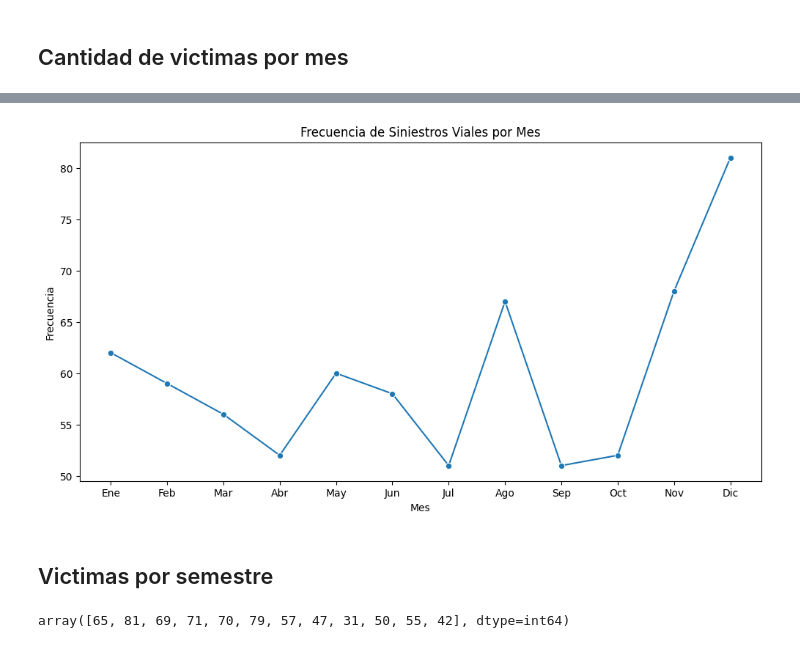
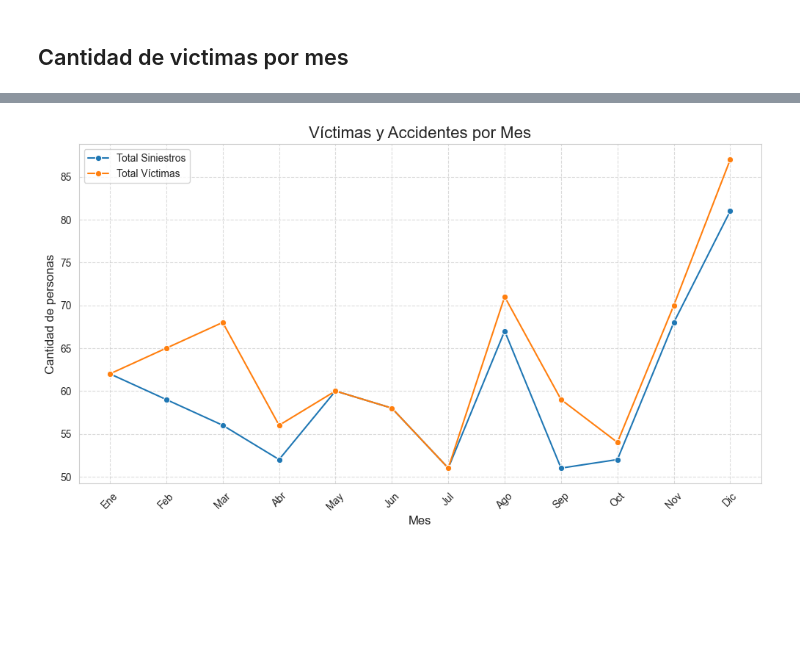
Before and after one commit to dalejandroramirez/siniestros_viales_PI_2, a Jupyter notebook: eda/eda.ipynb, the cells around one changed output, grey strips where cells are left out. Cells and saved outputs as stored; diff of their text form; code cells hidden in the pictures; blank space fills up the shorter version.

```diff
--- a/eda/eda.ipynb
+++ b/eda/eda.ipynb
@@ -48,3 +48,12 @@ Index(['id_hechos', 'n_victimas', 'fecha_x', 'anho_x', 'mes_x', 'dia_x',
        'fecha_fallecimiento', 'misma_fecha_accidente', 'rango_etario',
        'semestre'],
       dtype='object')
+# %%
+columnas = ['id_hechos', 'n_victimas', 'fecha_x', 'anho_x', 'mes_x', 'dia_x',
+       'hora', 'franja_horaria', 'lugar_del_hecho', 'tipo_de_calle', 'calle',
+       'direccion_normalizada', 'comuna', 'longitud', 'latitud',
+       'participantes', 'victimas_x', 'acusado', 'Cruce_boolean', 'rol', 'sexo', 'edad',
+       'fecha_fallecimiento', 'misma_fecha_accidente', 'rango_etario',
+       'semestre']
+# %%
+data = data[columnas]
@@ -135,21 +182,22 @@ dtype: int64
 # %%
-# Crear el gráfico de línea
 plt.figure(figsize=(12, 6))
-sns.lineplot( data.groupby('mes_x').size(), marker='o')
+sns.set_style("whitegrid")
+
+
+sns.lineplot(data.groupby('mes_x').size() , marker='o', label='Total Siniestros')
+
+sns.lineplot( data[['n_victimas','mes_x']].groupby('mes_x').sum()['n_victimas'], marker='o', label='Total Víctimas')
 
 # Personalizar el gráfico
-plt.title('Frecuencia de Siniestros Viales por Mes')
-plt.xlabel('Mes')
-plt.ylabel('Frecuencia')
-plt.xticks(range(1, 13), ['Ene', 'Feb', 'Mar', 'Abr', 'May', 'Jun', 'Jul', 'Ago', 'Sep', 'Oct', 'Nov', 'Dic'])
+plt.title('Víctimas y Accidentes por Mes', fontsize=16)
+plt.xlabel('Mes', fontsize=12)
+plt.ylabel('Cantidad de personas', fontsize=12)
+plt.xticks(range(1, 13), ['Ene', 'Feb', 'Mar', 'Abr', 'May', 'Jun', 'Jul', 'Ago', 'Sep', 'Oct', 'Nov', 'Dic'], rotation=45)
 
-# Mostrar el gráfico
+# Agregar leyenda y cuadrícula
+plt.legend()
+plt.grid(True, linestyle='--', alpha=0.7)
+
 plt.show()
 # %% [output]
-[figure, old version]
+[figure, new version]
-# %% [markdown]
-## Victimas por semestre
-# %%
-data.groupby(['anho_x','semestre',]).size().values
-# %% [output]
-array([65, 81, 69, 71, 70, 79, 57, 47, 31, 50, 55, 42], dtype=int64)
```
Also changed, not shown: parts of 17 cells of this notebook, 1 other file.
